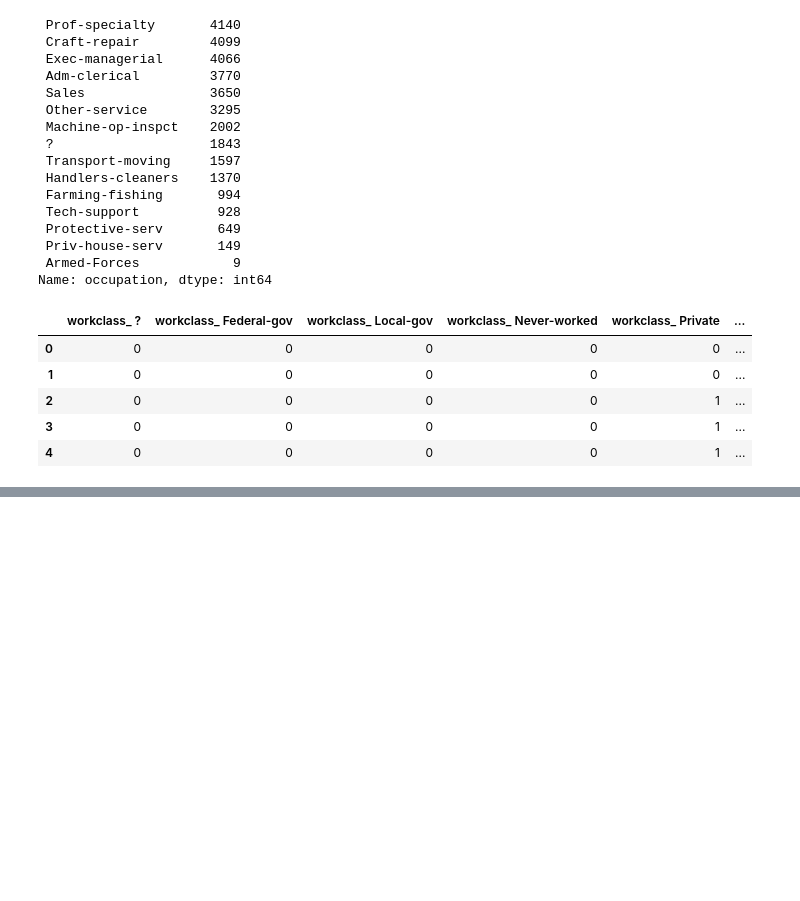
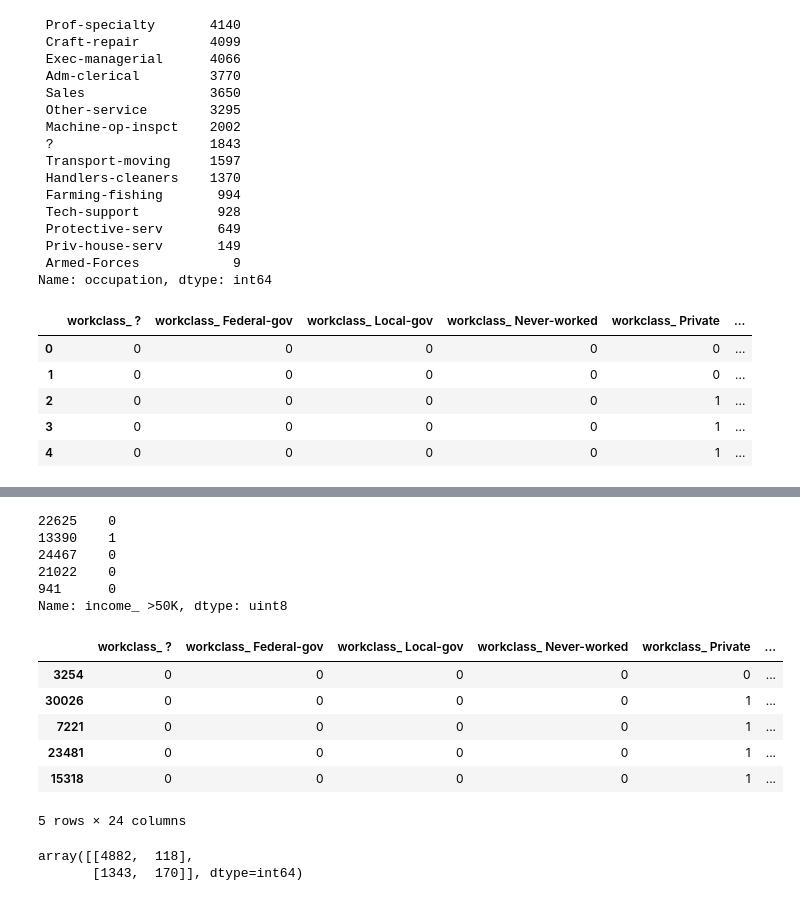
Before and after one commit to Kla10011/FRA503-MACHINE-LEARNING, a Jupyter notebook: Week 4 Materials/adult.ipynb, the cells around one changed output, grey strips where cells are left out. Saved outputs shown, nothing was run; the diff lists cells and outputs as text; code cells hidden in the pictures; blank space fills up the shorter version.

```diff
--- a/Week 4 Materials/adult.ipynb
+++ b/Week 4 Materials/adult.ipynb
@@ -82,0 +106,12 @@ sns.pairplot(df3,hue="workclass_ Private")
+# %%
+X = training_data.iloc[:,0:24]
+Y = training_data.iloc[:,25]
+# X.head()
+Y.head()
+# %% [output]
+22625    0
+13390    1
+24467    0
+21022    0
+941      0
+Name: income_ >50K, dtype: uint8
@@ -82,0 +122,12 @@ sns.pairplot(df3,hue="workclass_ Private")
+# %%
+X_test = testing_data.iloc[:,0:24]
+Y_test = testing_data.iloc[:,25]
+X_test.head()
+# %% [output]
+|  | workclass_ ? | workclass_ Federal-gov | workclass_ Local-gov | workclass_ Never-worked | workclass_ Private | ... |
+| 3254 | 0 | 0 | 0 | 0 | 0 | ... |
+| 30026 | 0 | 0 | 0 | 0 | 1 | ... |
+| 7221 | 0 | 0 | 0 | 0 | 1 | ... |
+| 23481 | 0 | 0 | 0 | 0 | 1 | ... |
+| 15318 | 0 | 0 | 0 | 0 | 1 | ... |
+5 rows × 24 columns
@@ -82,0 +136,6 @@ sns.pairplot(df3,hue="workclass_ Private")
+# %%
+from sklearn.metrics import confusion_matrix
+confusion_matrix(Y_test, result)
+# %% [output]
+array([[4882,  118],
+       [1343,  170]], dtype=int64)
```
Also changed, not shown: parts of 8 cells of this notebook, 2 other files.
